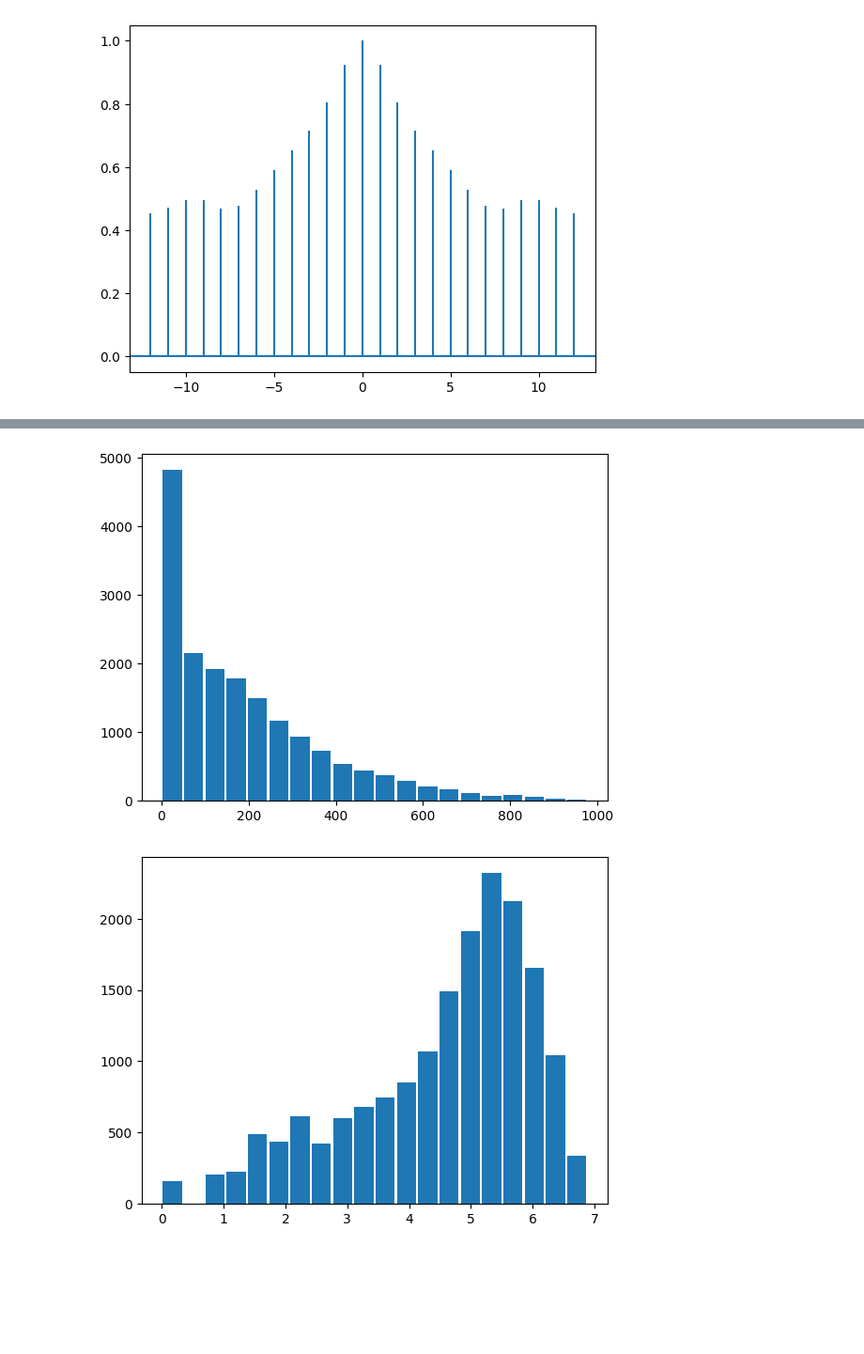
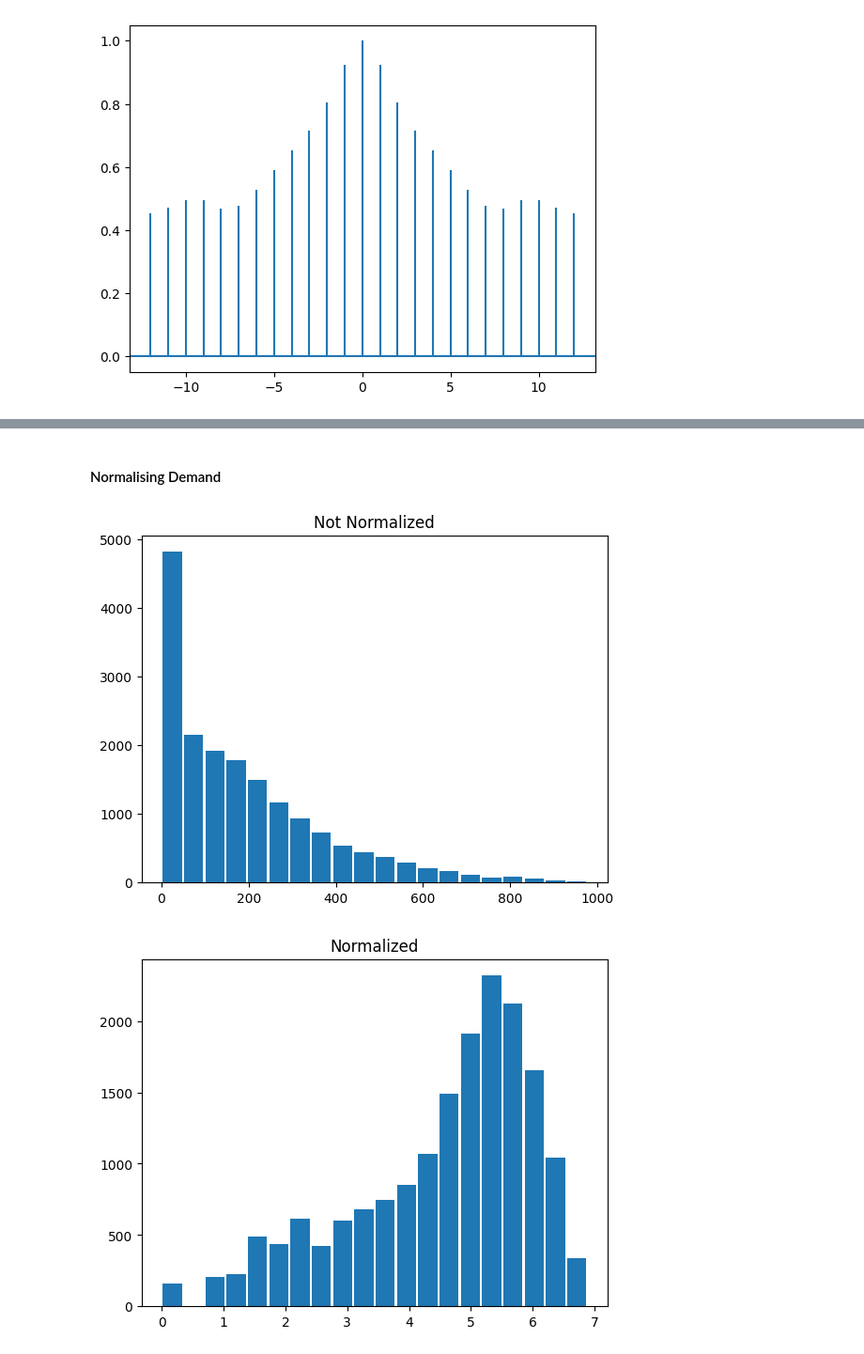
Before and after one commit to parthsaxena2005/Kaggle-Bike-demand-Project, a Jupyter notebook: Bike Sharing Demand Project.ipynb, the cells around one changed output, grey strips where cells are left out. Shown: that part at 94% size. Saved outputs shown, nothing was run; the diff lists cells and outputs as text; code cells hidden in the pictures; blank space fills up the shorter version.

```diff
--- a/project1.ipynb
+++ b/Bike Sharing Demand Project.ipynb
@@ -156,14 +164,16 @@ plt.acorr(df1, maxlags = 12)
+# %% [markdown]
+#### Normalising Demand
 # %%
 df1= bikes_prep['demand']
 df2 = np.log(df1)
 plt.figure()
 plt.hist(df1, rwidth=0.9, bins =20)
-
+plt.title("Not Normalized")
 
 plt.figure()
 plt.hist(df2, rwidth=0.9, bins = 20)
-
+plt.title("Normalized")
 bikes_prep['demand'] = np.log(bikes_prep['demand'])
 # %% [output]
-[figure, old version]
+[figure, new version]
-[figure, old version]
+[figure, new version]
```
Also changed, not shown: parts of 21 cells of this notebook.
